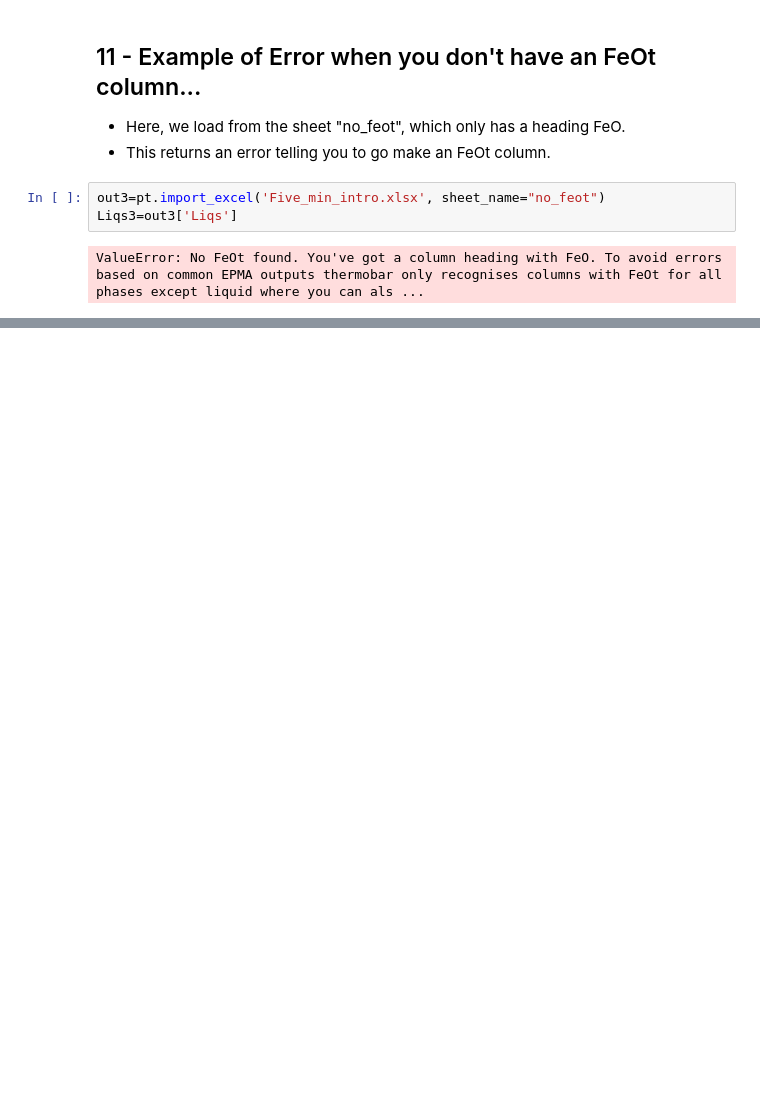
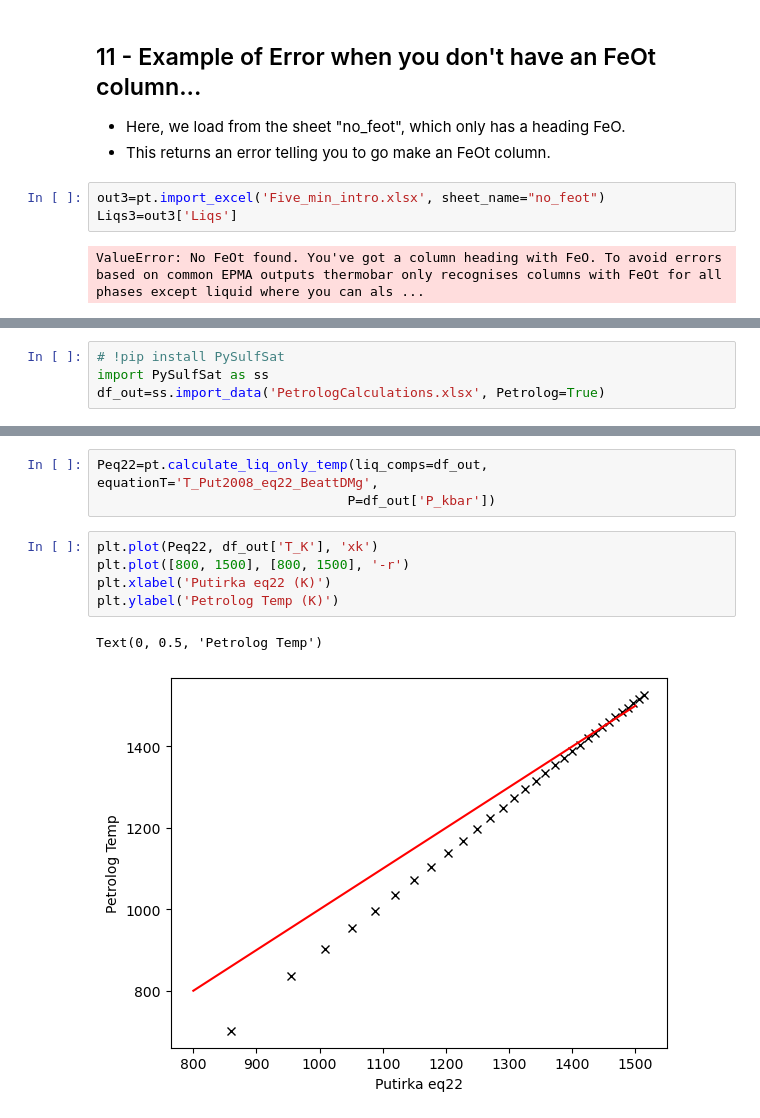
Before and after one commit to PennyWieser/Thermobar, a Jupyter notebook: docs/Examples/Five_min_intro.ipynb, the cells around one changed output, grey strips where cells are left out. Drawn from its saved outputs; the diff is of its cells as text; blank space fills up the shorter version.

Commit message:
added optoin for FeO and Fe2O3 and petrolog to example

```diff
--- a/docs/Examples/Five_min_intro.ipynb
+++ b/docs/Examples/Five_min_intro.ipynb
@@ -202,0 +221,4 @@ ValueError: No FeOt found. You've got a column heading with FeO. To avoid errors
+# %%
+# !pip install PySulfSat
+import PySulfSat as ss
+df_out=ss.import_data('PetrologCalculations.xlsx', Petrolog=True)
@@ -202,0 +237,11 @@ ValueError: No FeOt found. You've got a column heading with FeO. To avoid errors
+# %%
+Peq22=pt.calculate_liq_only_temp(liq_comps=df_out, equationT='T_Put2008_eq22_BeattDMg',
+                                P=df_out['P_kbar'])
+# %%
+plt.plot(Peq22, df_out['T_K'], 'xk')
+plt.plot([800, 1500], [800, 1500], '-r')
+plt.xlabel('Putirka eq22 (K)')
+plt.ylabel('Petrolog Temp (K)')
+# %% [output]
+Text(0, 0.5, 'Petrolog Temp')
+[figure, added]
```
Also changed, not shown: parts of 11 cells of this notebook, 3 other files.
